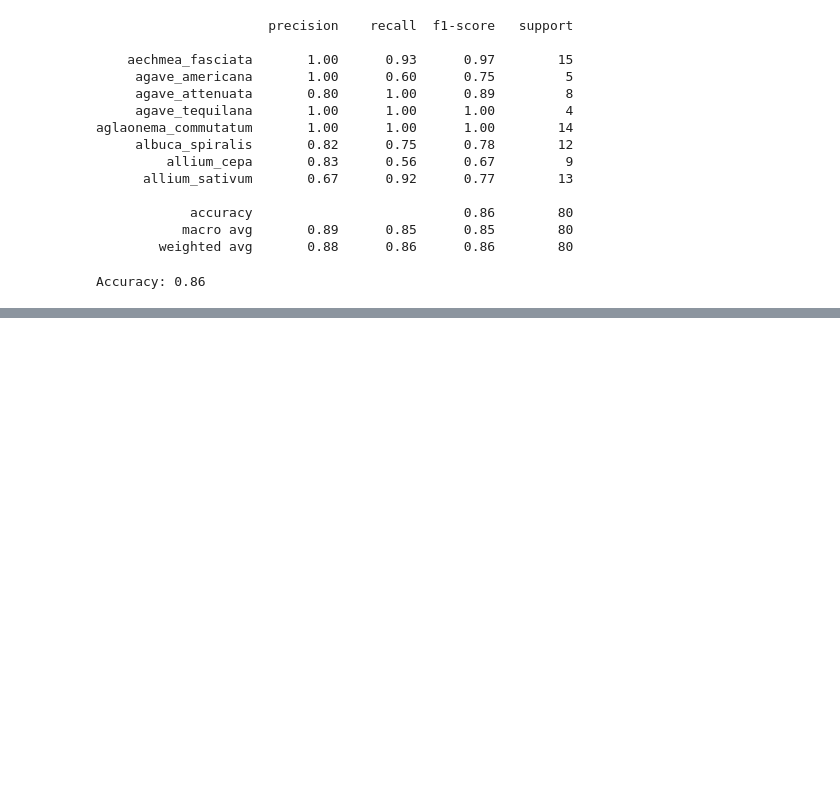
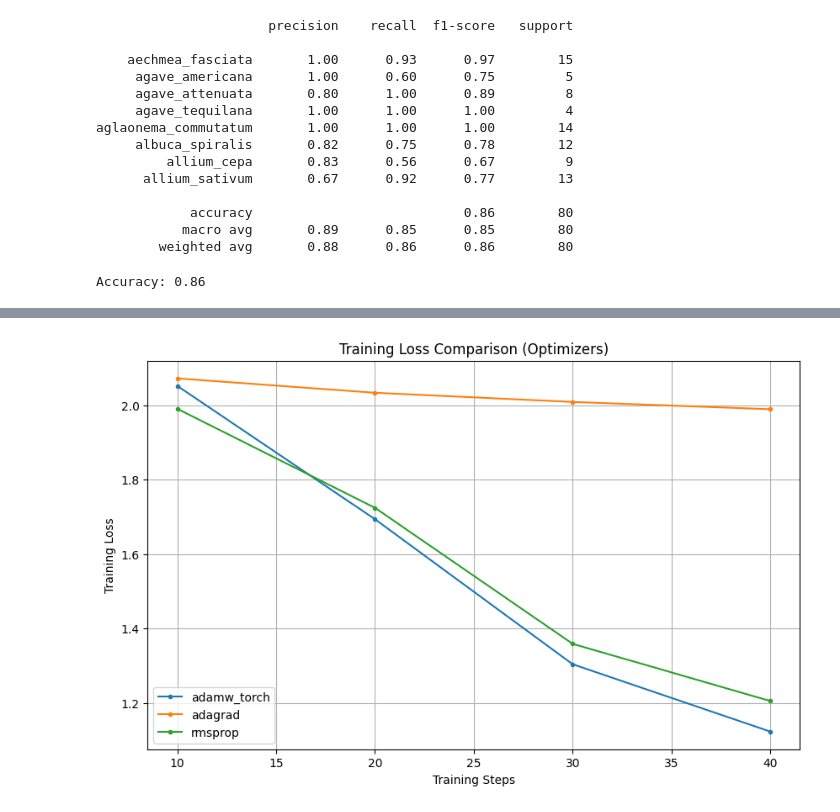
Before and after one commit to mohit2016/CS7643-Project-SP25, a Jupyter notebook: v1_CS7643_ViT.ipynb, the cells around one changed output, grey strips where cells are left out. Cells and saved outputs as stored; diff of their text form; code cells hidden in the pictures; blank space fills up the shorter version.

```diff
--- a/v1_CS7643_ViT.ipynb
+++ b/v1_CS7643_ViT.ipynb
@@ -344,0 +905,81 @@ Accuracy: 0.86
+# %%
+print("\n--- Analyzing Optimizer Results ---")
+
+summary_data_opt = []
+print("\n--- Raw Metrics per Optimizer ---")
+for name, data in optimizer_results.items():
+    if 'test_metrics' not in data:
+        print(f"WARNING: Missing 'test_metrics' for {name}")
+        continue
+    metrics = data['test_metrics']
+    print(f"{name}: {metrics}")
+    accuracy = metrics.get('test_accuracy', metrics.get('eval_accuracy', None))
+    loss = metrics.get('test_loss', metrics.get('eval_loss', None))
+    summary_data_opt.append({
+        'Optimizer': name,
+        'Test Accuracy': accuracy,
+        'Test Loss': loss,
+        'Training Time (s)': data.get('training_time', None)
+    })
+
+summary_df_opt = pd.DataFrame(summary_data_opt)
+print("\n--- Optimizer Performance Summary ---")
+if not summary_df_opt.empty:
+    print(summary_df_opt.to_string(index=False))
+else:
+    print("No optimizer results to display in summary table.")
+
+#Training Loss
+print("\n--- Plotting Training Loss (Optimizers) ---")
+plt.figure(figsize=(10, 6))
+plotted_something_train_loss = False
+for name, data in optimizer_results.items():
+    log_history = data.get('log_history', [])
+    steps = [log['step'] for log in log_history if 'loss' in log and 'eval_loss' not in log and 'train_runtime' not in log]
+    losses = [log['loss'] for log in log_history if 'loss' in log and 'eval_loss' not in log and 'train_runtime' not in log]
+    if steps:
+        plt.plot(steps, losses, label=name, marker='.', linestyle='-')
+        plotted_something_train_loss = True
+plt.xlabel("Training Steps")
+plt.ylabel("Training Loss")
+plt.title("Training Loss Comparison (Optimizers)")
+if plotted_something_train_loss: plt.legend()
+plt.grid(True)
+plt.show()
+
+# Validation Loss
+print("\n--- Plotting Validation Loss (Optimizers) ---")
+plt.figure(figsize=(10, 6))
+plotted_something_eval_loss = False
+for name, data in optimizer_results.items():
+    log_history = data.get('log_history', [])
+    eval_steps = [log['step'] for log in log_history if 'eval_loss' in log]
+    eval_losses = [log['eval_loss'] for log in log_history if 'eval_loss' in log]
+    if eval_steps:
+        plt.plot(eval_steps, eval_losses, label=name, marker='o', linestyle='-')
+        plotted_something_eval_loss = True
+plt.xlabel("Training Steps")
+plt.ylabel("Validation Loss")
+plt.title("Validation Loss Comparison (Optimizers)")
+if plotted_something_eval_loss: plt.legend()
+plt.grid(True)
+plt.show()
+
+#Validation Accuracy
+print("\n--- Plotting Validation Accuracy (Optimizers) ---")
+plt.figure(figsize=(10, 6))
+plotted_something_eval_acc = False
+for name, data in optimizer_results.items():
+    log_history = data.get('log_history', [])
+    eval_steps = [log['step'] for log in log_history if 'eval_accuracy' in log]
+    eval_accs = [log['eval_accuracy'] for log in log_history if 'eval_accuracy' in log]
+    if eval_steps:
+        plt.plot(eval_steps, eval_accs, label=name, marker='s', linestyle='-')
+        plotted_something_eval_acc = True
+plt.xlabel("Training Steps")
+plt.ylabel("Validation Accuracy")
+plt.title("Validation Accuracy Comparison (Optimizers)")
+if plotted_something_eval_acc: plt.legend()
+plt.grid(True)
+plt.show()
+# %% [output]
@@ -344,0 +1000 @@ Accuracy: 0.86
+[figure, added]
```
Also changed, not shown: parts of 16 cells of this notebook.
